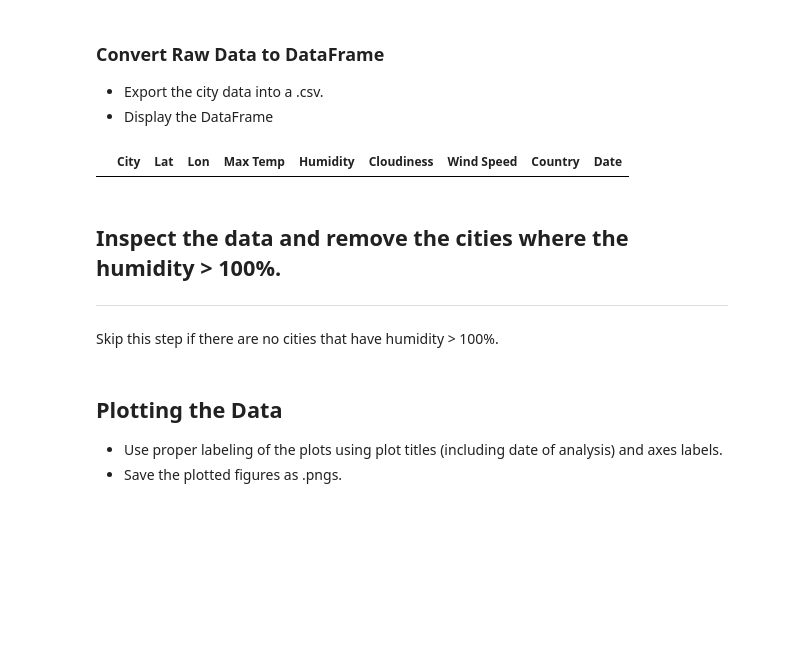
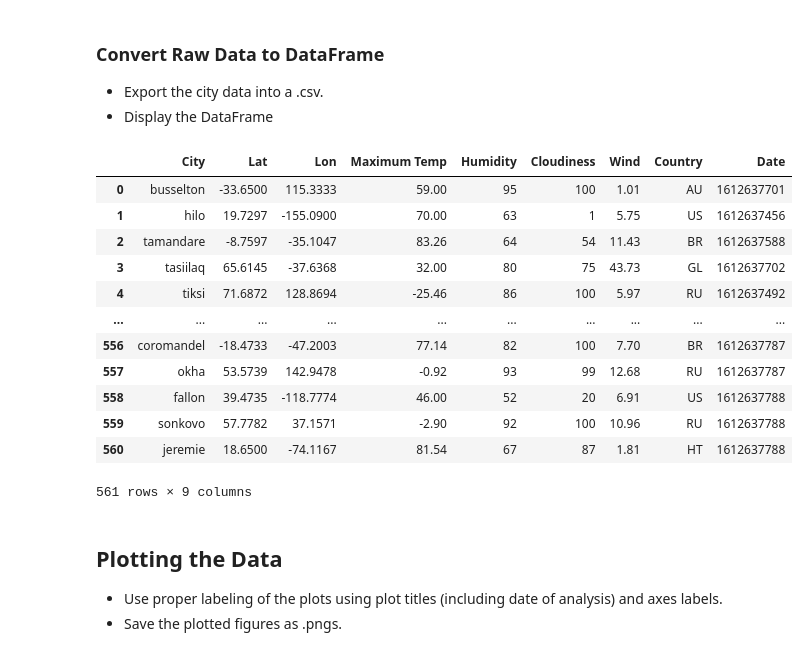
Before and after one commit to AgapeofIcarus/python_apis_challenge, a Jupyter notebook: WeatherPy/WeatherPy.ipynb, the cells around one changed output. Drawn from its saved outputs; the diff is of its cells as text; code cells hidden in the pictures; blank space fills up the shorter version.

Commit message:
finished pulling data for Dataframe

```diff
--- a/WeatherPy/WeatherPy.ipynb
+++ b/WeatherPy/WeatherPy.ipynb
@@ -54,18 +54,5 @@ len(cities)
 ### Perform API Calls
 * Perform a weather check on each city using a series of successive API calls.
 * Include a print log of each city as it'sbeing processed (with the city number and city name).
-# %%
-#build query url and set config information
-url= "http://api.openweathermap.org/data/2.5/weather?q=" + city + "&appid=" + weather_api_key
-units = "Imperial"
-lat= []
-lon= []
-max_temp= []
-humidity= []
-cloudiness= []
-wind_speed= []
-country= []
-date=[]
-cit_list= []
 # %%
 #set counts for printing of records
@@ -133,10 +116,0 @@ weather_stats = {"City": cit_list,
-# %%
-#Create a DataFrame from previously obtained data presented through dictionary
-weather_data = pd.DataFrame(weather_stats)
-weather_data.head()
-# %% [output]
-|  | City | Lat | Lon | Max Temp | Humidity | Cloudiness | Wind Speed | Country | Date |
-# %% [markdown]
-## Inspect the data and remove the cities where the humidity > 100%.
-----
-Skip this step if there are no cities that have humidity > 100%.
@@ -148,3 +117,20 @@ Skip this step if there are no cities that have humidity > 100%.
+# %%
+weather_data = pd.DataFrame(city_list)
+weather_data
+# %% [output]
+|  | City | Lat | Lon | Maximum Temp | Humidity | Cloudiness | Wind | Country | Date |
+| 0 | busselton | -33.6500 | 115.3333 | 59.00 | 95 | 100 | 1.01 | AU | 1612637701 |
+| 1 | hilo | 19.7297 | -155.0900 | 70.00 | 63 | 1 | 5.75 | US | 1612637456 |
+| 2 | tamandare | -8.7597 | -35.1047 | 83.26 | 64 | 54 | 11.43 | BR | 1612637588 |
+| 3 | tasiilaq | 65.6145 | -37.6368 | 32.00 | 80 | 75 | 43.73 | GL | 1612637702 |
+| 4 | tiksi | 71.6872 | 128.8694 | -25.46 | 86 | 100 | 5.97 | RU | 1612637492 |
+| ... | ... | ... | ... | ... | ... | ... | ... | ... | ... |
+| 556 | coromandel | -18.4733 | -47.2003 | 77.14 | 82 | 100 | 7.70 | BR | 1612637787 |
+| 557 | okha | 53.5739 | 142.9478 | -0.92 | 93 | 99 | 12.68 | RU | 1612637787 |
+| 558 | fallon | 39.4735 | -118.7774 | 46.00 | 52 | 20 | 6.91 | US | 1612637788 |
+| 559 | sonkovo | 57.7782 | 37.1571 | -2.90 | 92 | 100 | 10.96 | RU | 1612637788 |
+| 560 | jeremie | 18.6500 | -74.1167 | 81.54 | 67 | 87 | 1.81 | HT | 1612637788 |
+561 rows × 9 columns
 # %% [markdown]
 ## Plotting the Data
 * Use proper labeling of the plots using plot titles (including date of analysis) and axes labels.
```
Also changed, not shown: parts of 7 cells of this notebook.
